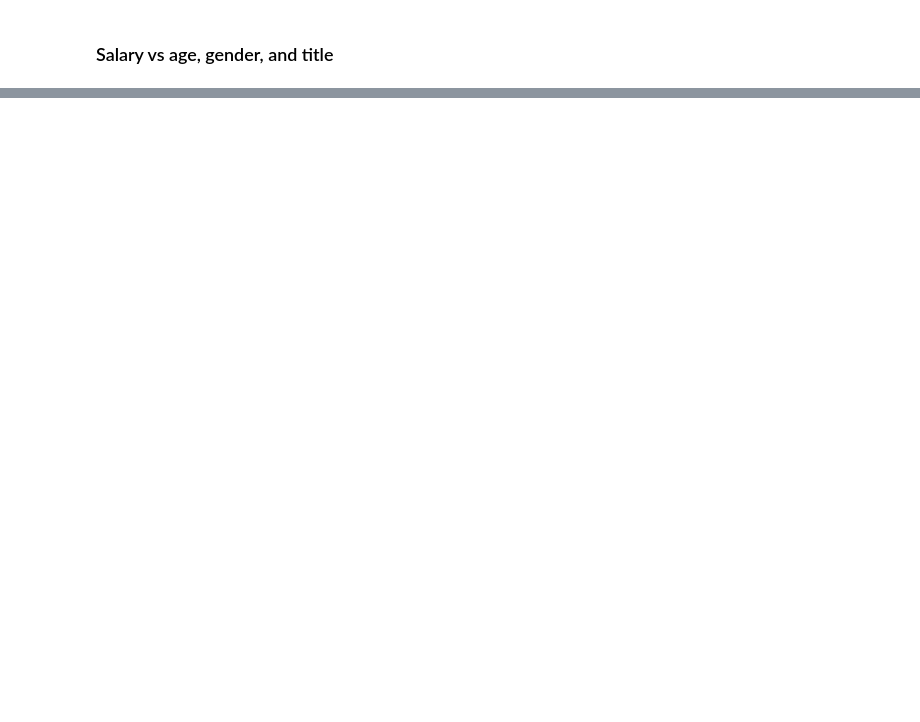
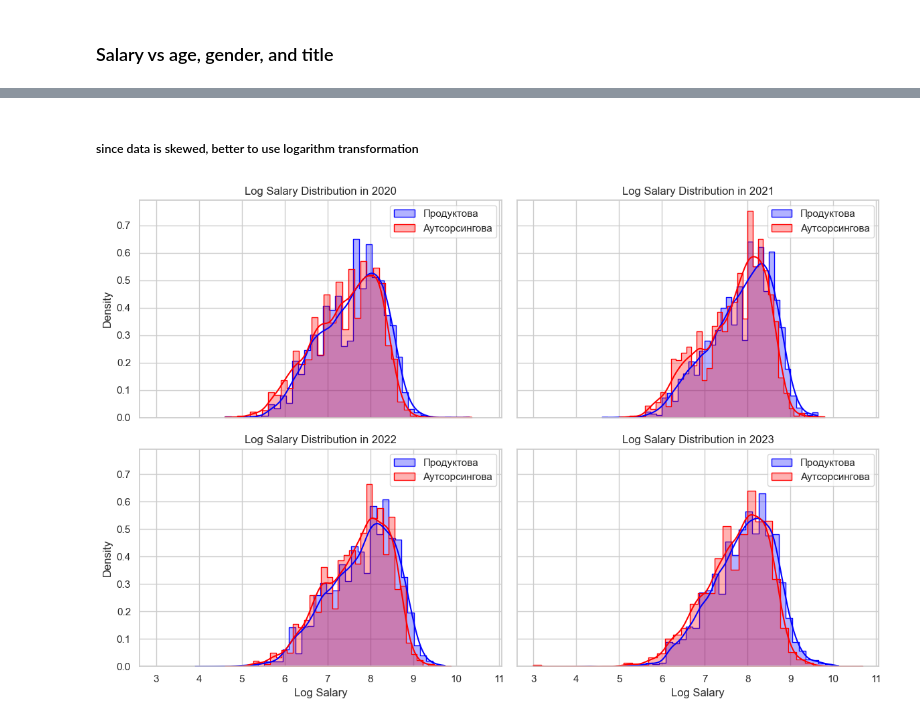
Before and after one commit to Danylo-Ik/Econometrics-Project-IT, a Jupyter notebook: it_salaries.ipynb, the cells around one changed output, grey strips where cells are left out. Saved outputs shown, nothing was run; the diff lists cells and outputs as text; code cells hidden in the pictures; blank space fills up the shorter version.

```diff
--- a/it_salaries.ipynb
+++ b/it_salaries.ipynb
@@ -213,0 +221,26 @@ Passing `palette` without assigning `hue` is deprecated and will be removed in v
+# %%
+data = pd.read_csv('Salaries_2020-2023_cleaned.csv')
+# %%
+filtered_df = data[
+    data['salary'].notnull() &
+    (data['salary'] > 0) &
+    data['company_type'].isin(['Продуктова', 'Аутсорсингова'])
+]
+# %%
+sns.set(style="whitegrid")
+fig, axes = plt.subplots(2, 2, figsize=(12, 8), sharex=True, sharey=True)
+axes = axes.flatten()
+years = sorted(filtered_df["year"].unique())
+
+for i, year in enumerate(years):
+    ax = axes[i]
+    for company, color in zip(["Продуктова", "Аутсорсингова"], ["blue", "red"]):
+        data = filtered_df[(filtered_df["year"] == year) & (filtered_df["company_type"] == company)]["salary"]
+        sns.histplot(data, bins=40, kde=True, stat="density", ax=ax, color=color, label=company, element="step", fill=True, alpha=0.3)
+    ax.set_title(f"Distribution in {year}")
+    ax.set_xlabel("Salary")
+    ax.set_ylabel("Density")
+    ax.legend()
+
+plt.tight_layout()
+plt.show()
@@ -213,0 +249,23 @@ Passing `palette` without assigning `hue` is deprecated and will be removed in v
+# %% [markdown]
+##### since data is skewed, better to use logarithm transformation
+# %%
+filtered_df = filtered_df[filtered_df["salary"] > 0].copy()
+filtered_df["log_salary"] = np.log(filtered_df["salary"])
+
+fig, axes = plt.subplots(2, 2, figsize=(12, 8), sharex=True, sharey=True)
+axes = axes.flatten()
+
+for i, year in enumerate(years):
+    ax = axes[i]
+    for company, color in zip(["Продуктова", "Аутсорсингова"], ["blue", "red"]):
+        data = filtered_df[(filtered_df["year"] == year) & (filtered_df["company_type"] == company)]["log_salary"]
+        sns.histplot(data, bins=40, kde=True, stat="density", ax=ax, color=color, label=company, element="step", fill=True, alpha=0.3)
+    ax.set_title(f"Log Salary Distribution in {year}")
+    ax.set_xlabel("Log Salary")
+    ax.set_ylabel("Density")
+    ax.legend()
+
+plt.tight_layout()
+plt.show()
+# %% [output]
+[figure, added]
```
Also changed, not shown: parts of 14 cells of this notebook.
